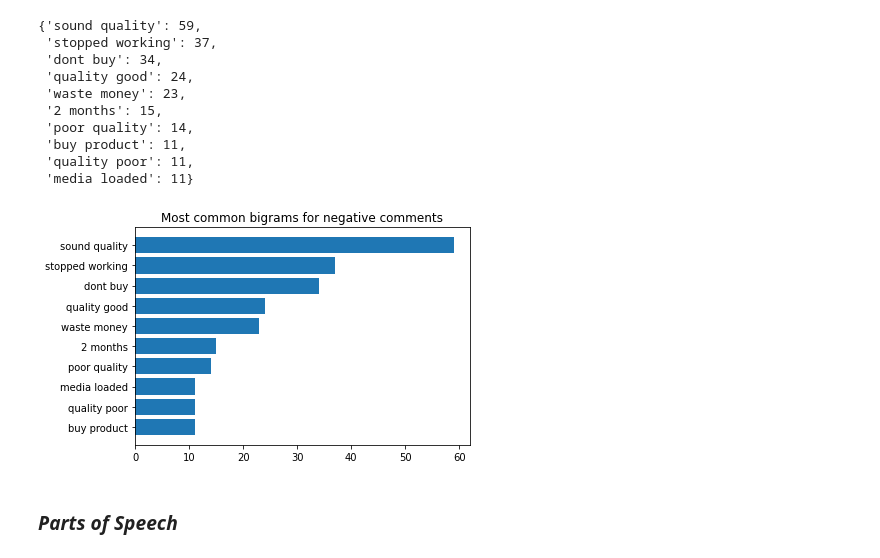
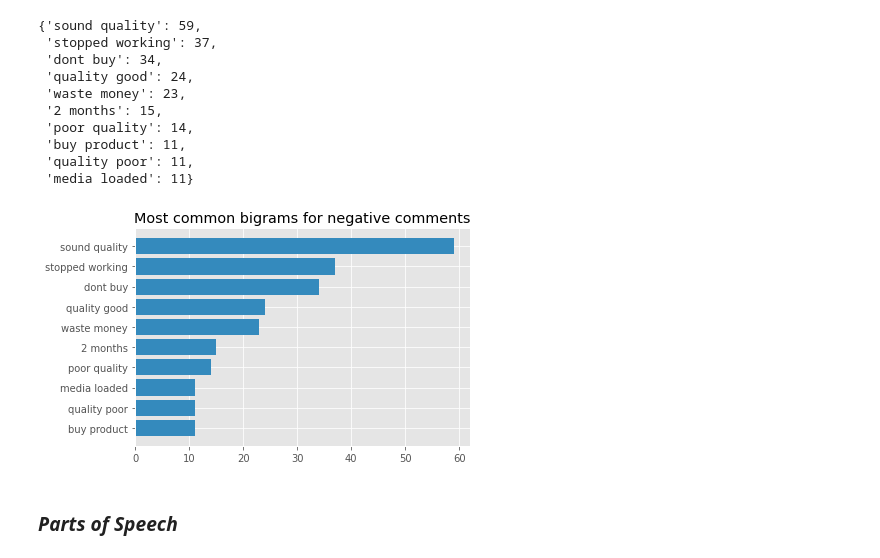
Before and after one commit to MariuszAndziak/Headphone_reviews, a Jupyter notebook: 01_EDA.ipynb, the cells around one changed output. Saved outputs shown, nothing was run; the diff lists cells and outputs as text; code cells hidden in the pictures.

```diff
--- a/01_EDA.ipynb
+++ b/01_EDA.ipynb
@@ -23,6 +23,9 @@ from collections import Counter
 import seaborn as sns
 import nltk
 from nltk.tokenize import sent_tokenize
+# %%
+plt.style.use('ggplot')
+cycle_colors = plt.rcParams['axes.prop_cycle'].by_key()['color']
 # %%
 %matplotlib inline
 # %%
@@ -65,6 +68,10 @@ class tiny_preprocessing(object):
         self.lower()
         self.remove_stop_words()
         self.remove_punctuation()
+# %%
+def visualize_dict(words_freq, plot_title, color_number = 1):
+    plt.title(plot_title)
+    plt.barh(*zip(*sorted(words_freq.items(), key = lambda x: x[1])), color = cycle_colors[color_number]);
 # %% [markdown]
 ### ***Text preprocessing*** ###
 # %% [markdown]
@@ -467,14 +461,10 @@ bi_grams_dict
  'buy product': 11,
  'quality poor': 11,
  'media loaded': 11}
-# %%
-def visualize_dict(words_freq, plot_title):
-    plt.title(plot_title)
-    plt.barh(*zip(*sorted(words_freq.items(), key = lambda x: x[1])));
 # %%
-visualize_dict(bi_grams_dict, 'Most common bigrams for negative comments')
+visualize_dict(bi_grams_dict, 'Most common bigrams for negative comments',1)
 # %% [output]
-[figure, old version]
+[figure, new version]
 # %% [markdown]
 ### ***Parts of Speech*** ###
 # %%
```
Also changed, not shown: parts of 19 cells of this notebook.
